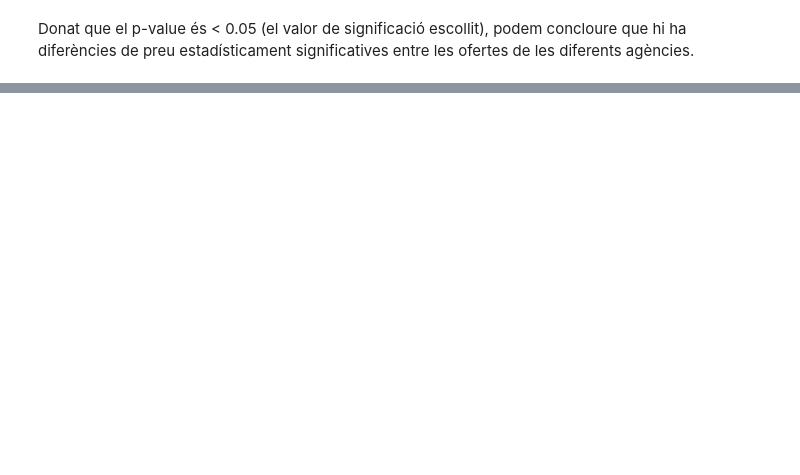
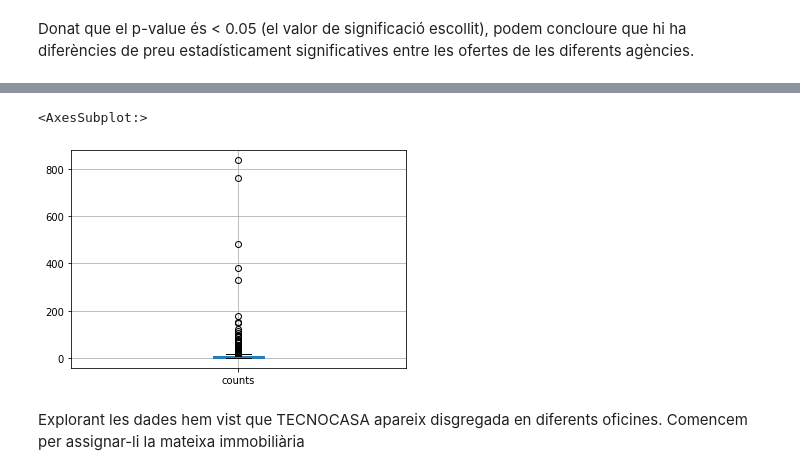
Before and after one commit to xordi/TPCD_Practica2, a Jupyter notebook: src/notebook.ipynb, the cells around one changed output, grey strips where cells are left out. Cells and saved outputs as stored; diff of their text form; code cells hidden in the pictures; blank space fills up the shorter version.

```diff
--- a/src/notebook.ipynb
+++ b/src/notebook.ipynb
@@ -343,0 +347,2 @@ apartments.bathrooms.max()
+# %%
+apartments = apartments[apartments['sqft_m2'] != 0]
@@ -344,3 +353,5 @@ apartments.bathrooms.max()
+# %%
+apartments['diff_mitjana'] = ((apartments['price']/(apartments.neighb_meanprice*apartments.sqft_m2))-1)*100
 # %% [markdown]
 ### Fitxer csv amb les dades finals a analitzar
 # %%
@@ -423,0 +459,5 @@ Donat que el p-value és < 0.05 (el valor de significació escollit), podem conc
+# %%
+counts_realestate = apartments.realestate.value_counts().to_frame().reset_index()
+counts_realestate.columns = ['realestate', 'counts']
+
+counts_realestate.describe()
@@ -423,0 +474,7 @@ Donat que el p-value és < 0.05 (el valor de significació escollit), podem conc
+# %%
+counts_realestate.boxplot()
+# %% [output]
+<AxesSubplot:>
+[figure, added]
+# %% [markdown]
+Explorant les dades hem vist que TECNOCASA apareix disgregada en diferents oficines. Comencem per assignar-li la mateixa immobiliària
```
Also changed, not shown: parts of 48 cells of this notebook, 4 other files.
